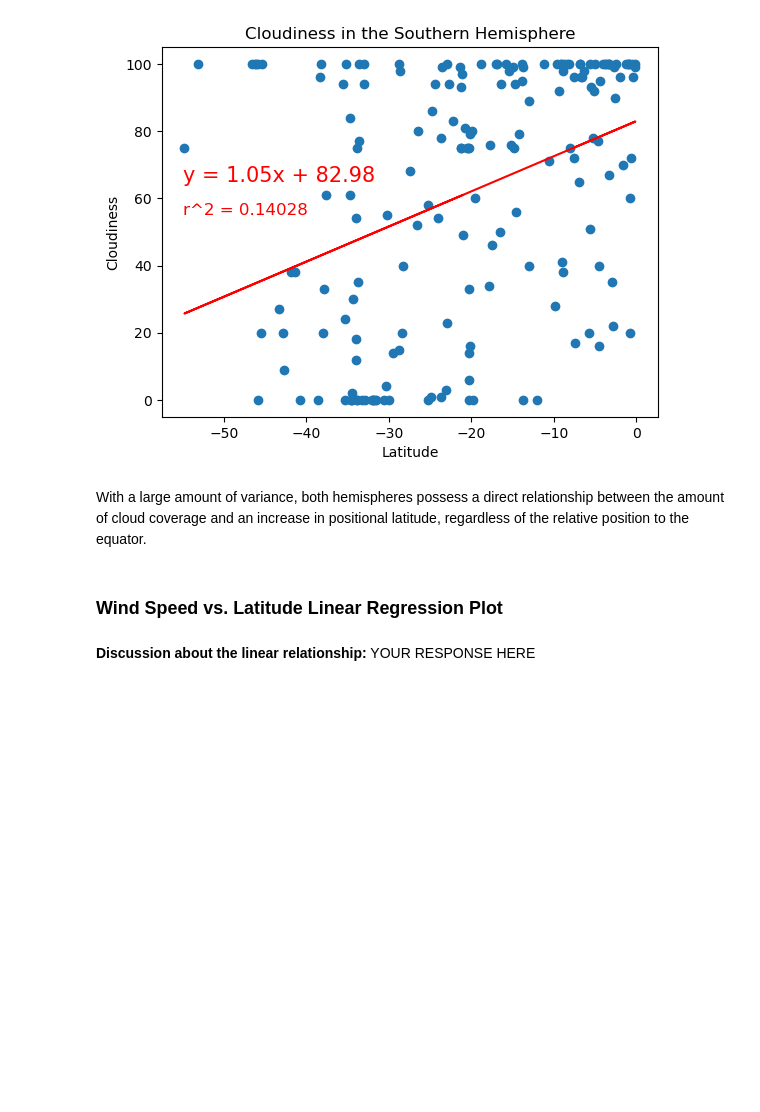
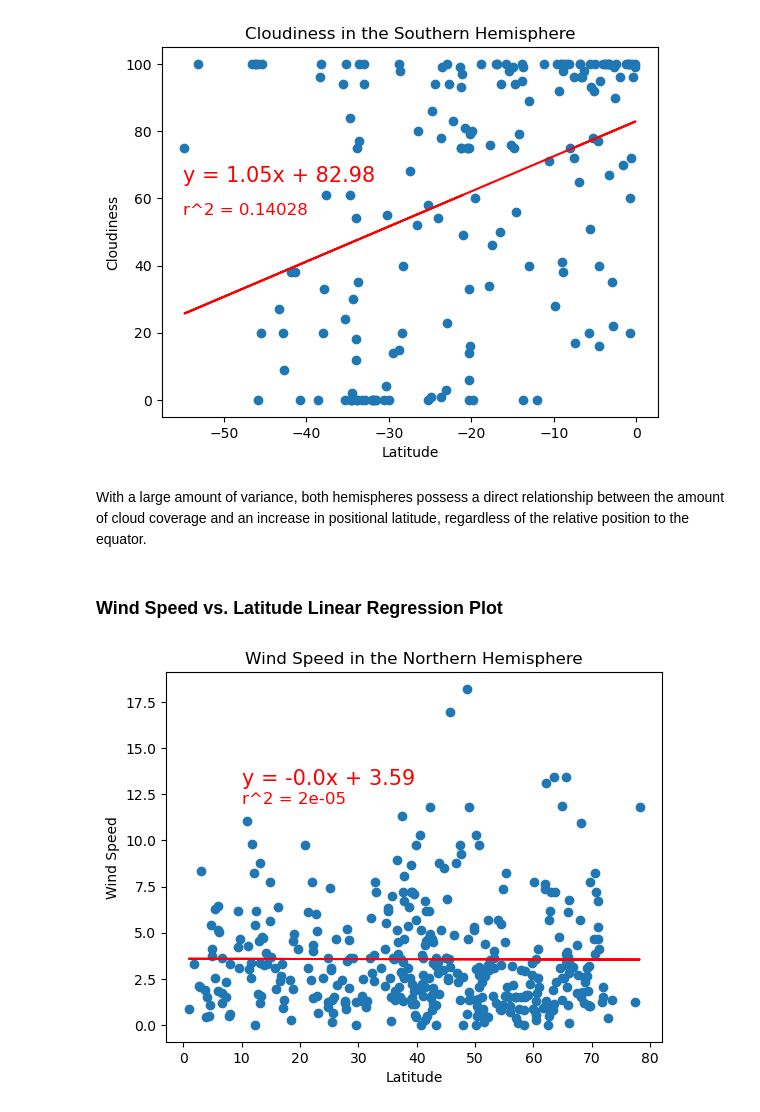
Before and after one commit to ShoaibFarooqui/python-api-challenge, a Jupyter notebook: Weather-API-Demo/starter_code/WeatherPy.ipynb, the cells around one changed output. Drawn from its saved outputs; the diff is of its cells as text; code cells hidden in the pictures; blank space fills up the shorter version.

Commit message:
Linear regression of latitude and wind speed

```diff
--- a/Weather-API-Demo/starter_code/WeatherPy.ipynb
+++ b/Weather-API-Demo/starter_code/WeatherPy.ipynb
@@ -432,2 +426,18 @@ With a large amount of variance, both hemispheres possess a direct relationship
-# %% [markdown]
-**Discussion about the linear relationship:** YOUR RESPONSE HERE
+# %%
+# Northern Hemisphere
+x_axis = northern_hemi_df["Lat"]
+y_axis = northern_hemi_df["Wind Speed"]
+(slope, intercept, rvalue, pvalue, stderr) = linregress(x_axis, y_axis)
+regress_values = x_axis * slope + intercept
+line_eq = "y = " + str(round(slope,2)) + "x + " + str(round(intercept,2))
+
+plt.title("Wind Speed in the Northern Hemisphere")
+plt.xlabel("Latitude")
+plt.ylabel("Wind Speed")
+plt.scatter(x_axis, y_axis)
+plt.plot(x_axis, regress_values, color='red')
+plt.annotate(line_eq,(10,13),fontsize=15,color="red")
+plt.annotate(f'''r^2 = {round(rvalue**2,5)}''',(10,12),fontsize=12,color='red')
+plt.show()
+# %% [output]
+[figure, added]
```
Also changed, not shown: parts of 4 cells of this notebook.
